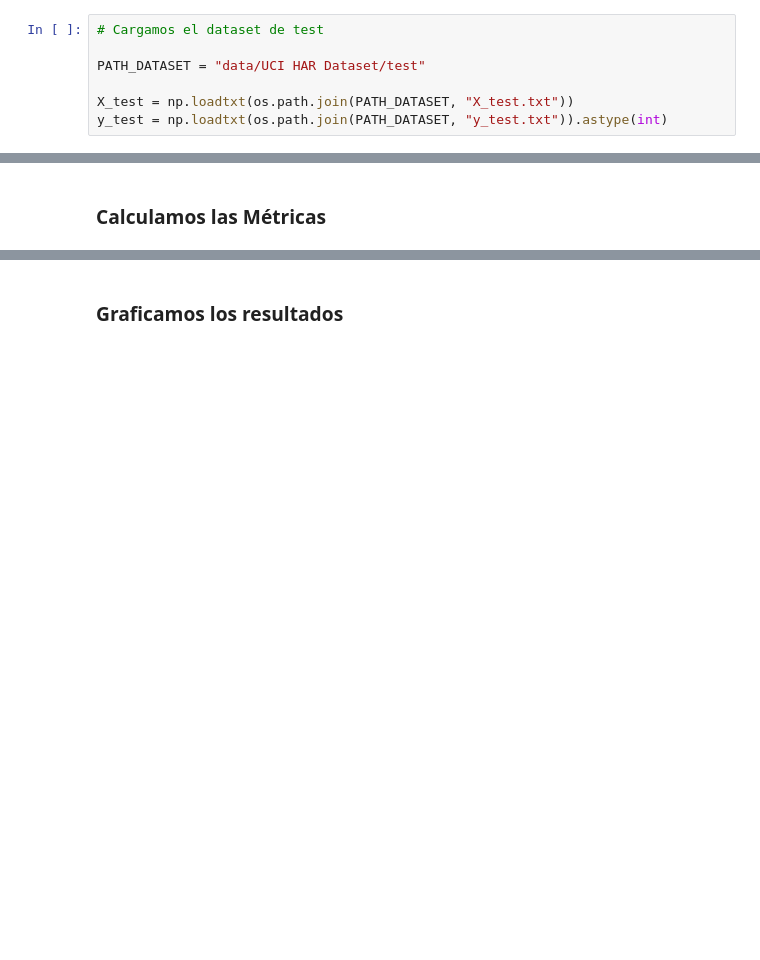
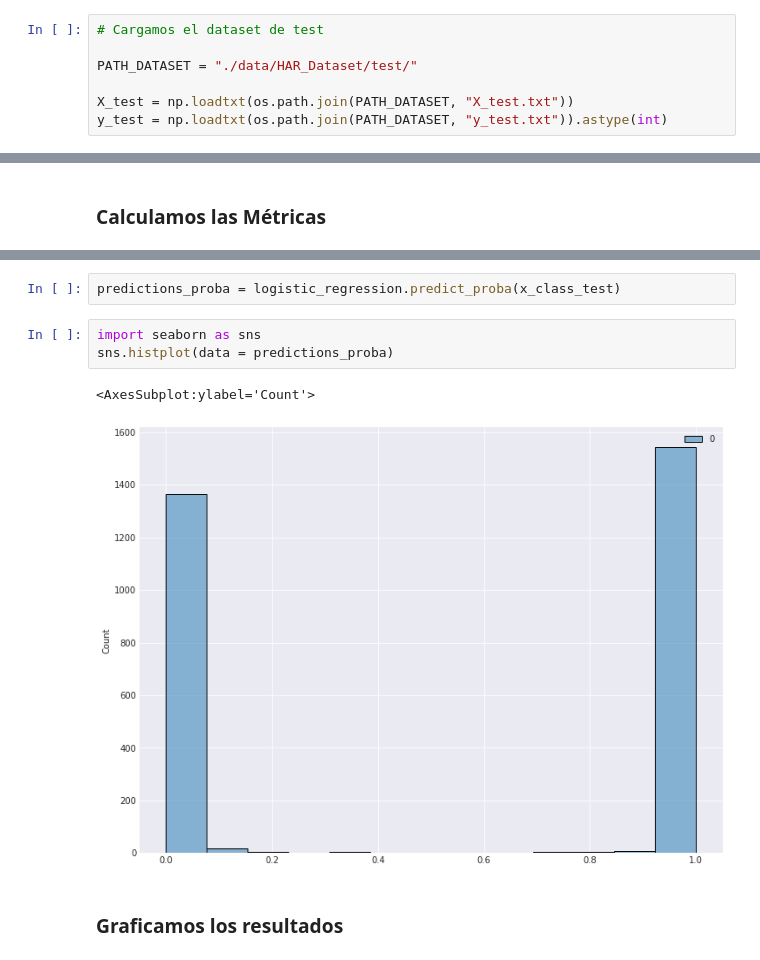
Before and after one commit to FIUBA-Posgrado-Inteligencia-Artificial/intro_ia, a Jupyter notebook: clase_6/jupyterbooks/1_Logistic_Regression_Human_Activity_Recognition.ipynb, the cells around one changed output, grey strips where cells are left out. Saved outputs shown, nothing was run; the diff lists cells and outputs as text; blank space fills up the shorter version.

```diff
--- a/clase_6/jupyterbooks/1_Logistic_Regression_Human_Activity_Recognition.ipynb
+++ b/clase_6/jupyterbooks/1_Logistic_Regression_Human_Activity_Recognition.ipynb
@@ -379,7 +383,7 @@ plt.show()
 # %%
 # Cargamos el dataset de test
 
-PATH_DATASET = "data/UCI HAR Dataset/test"
+PATH_DATASET = "./data/HAR_Dataset/test/"
 
 X_test = np.loadtxt(os.path.join(PATH_DATASET, "X_test.txt"))
 y_test = np.loadtxt(os.path.join(PATH_DATASET, "y_test.txt")).astype(int)
@@ -448,3 +480,11 @@ Recall: 0.9987179487179487
+# %%
+predictions_proba = logistic_regression.predict_proba(x_class_test)
+# %%
+import seaborn as sns
+sns.histplot(data = predictions_proba)
+# %% [output]
+<AxesSubplot:ylabel='Count'>
+[figure, added]
 # %% [markdown]
 ### Graficamos los resultados
 # %%
```
Also changed, not shown: parts of 13 cells of this notebook, 4 other files.
